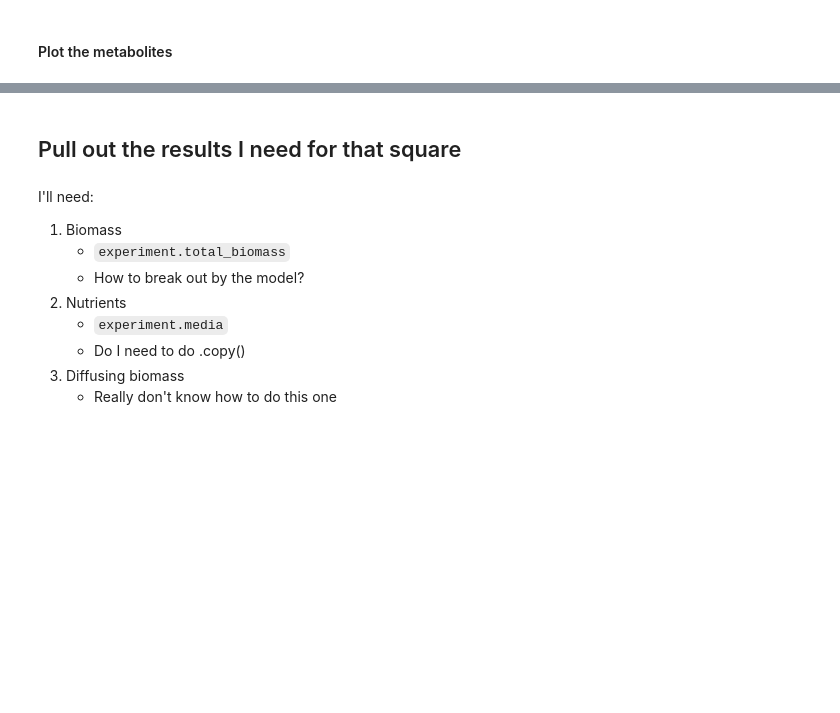
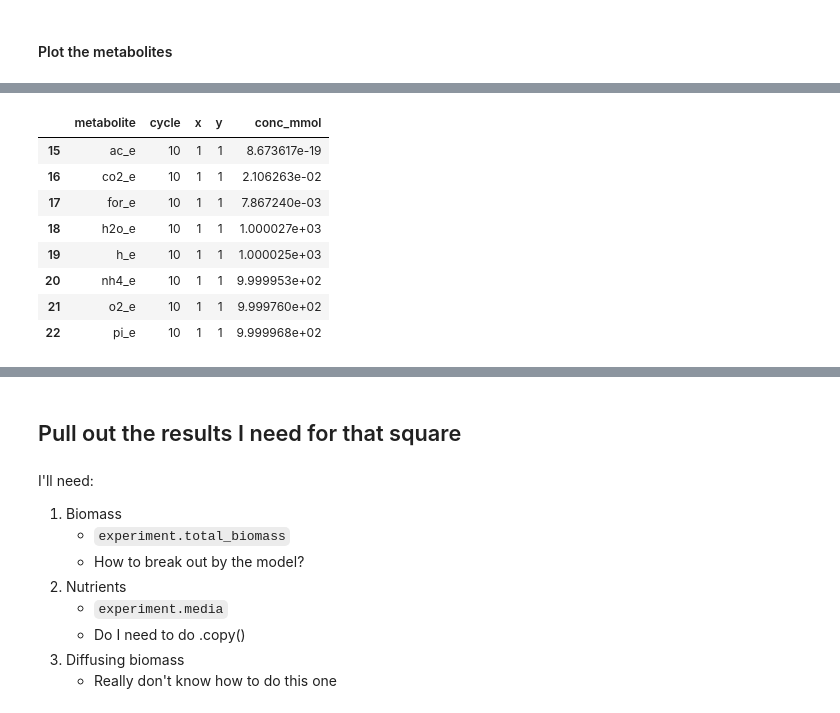
Before and after one commit to segrelab/vivarium-comets, a Jupyter notebook: dev.ipynb, the cells around one changed output, grey strips where cells are left out. Saved outputs shown, nothing was run; the diff lists cells and outputs as text; code cells hidden in the pictures; blank space fills up the shorter version.

```diff
--- a/dev.ipynb
+++ b/dev.ipynb
@@ -171,3 +174,16 @@ media['cycle'].max()
+# %%
+most_recent_media = media.loc[media['cycle'] == media['cycle'].max()]
+most_recent_media
+# %% [output]
+|  | metabolite | cycle | x | y | conc_mmol |
+| 15 | ac_e | 10 | 1 | 1 | 8.673617e-19 |
+| 16 | co2_e | 10 | 1 | 1 | 2.106263e-02 |
+| 17 | for_e | 10 | 1 | 1 | 7.867240e-03 |
+| 18 | h2o_e | 10 | 1 | 1 | 1.000027e+03 |
+| 19 | h_e | 10 | 1 | 1 | 1.000025e+03 |
+| 20 | nh4_e | 10 | 1 | 1 | 9.999953e+02 |
+| 21 | o2_e | 10 | 1 | 1 | 9.999760e+02 |
+| 22 | pi_e | 10 | 1 | 1 | 9.999968e+02 |
 # %%
 media.to_dict('index')
 # %% [output]
```
Also changed, not shown: parts of 19 cells of this notebook.
